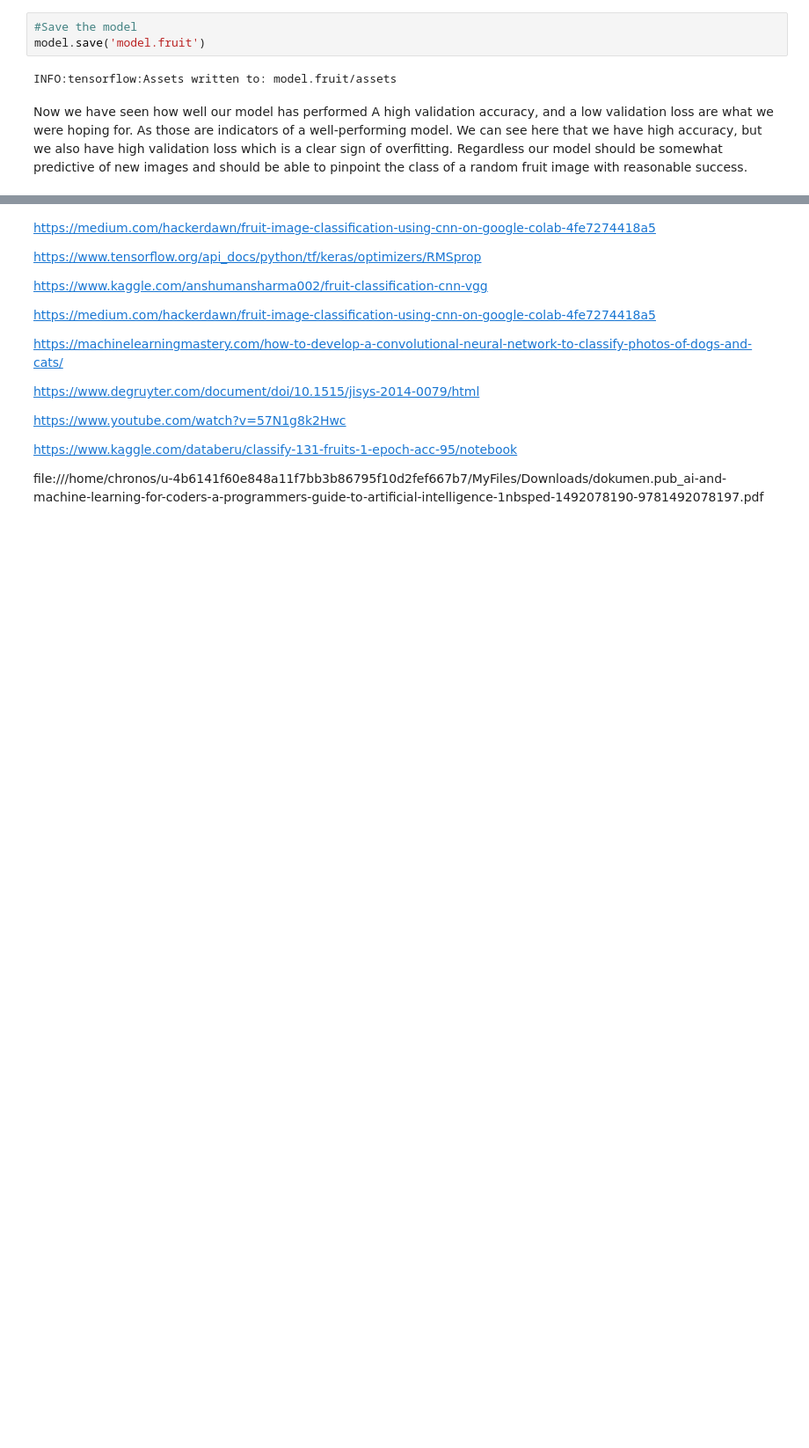
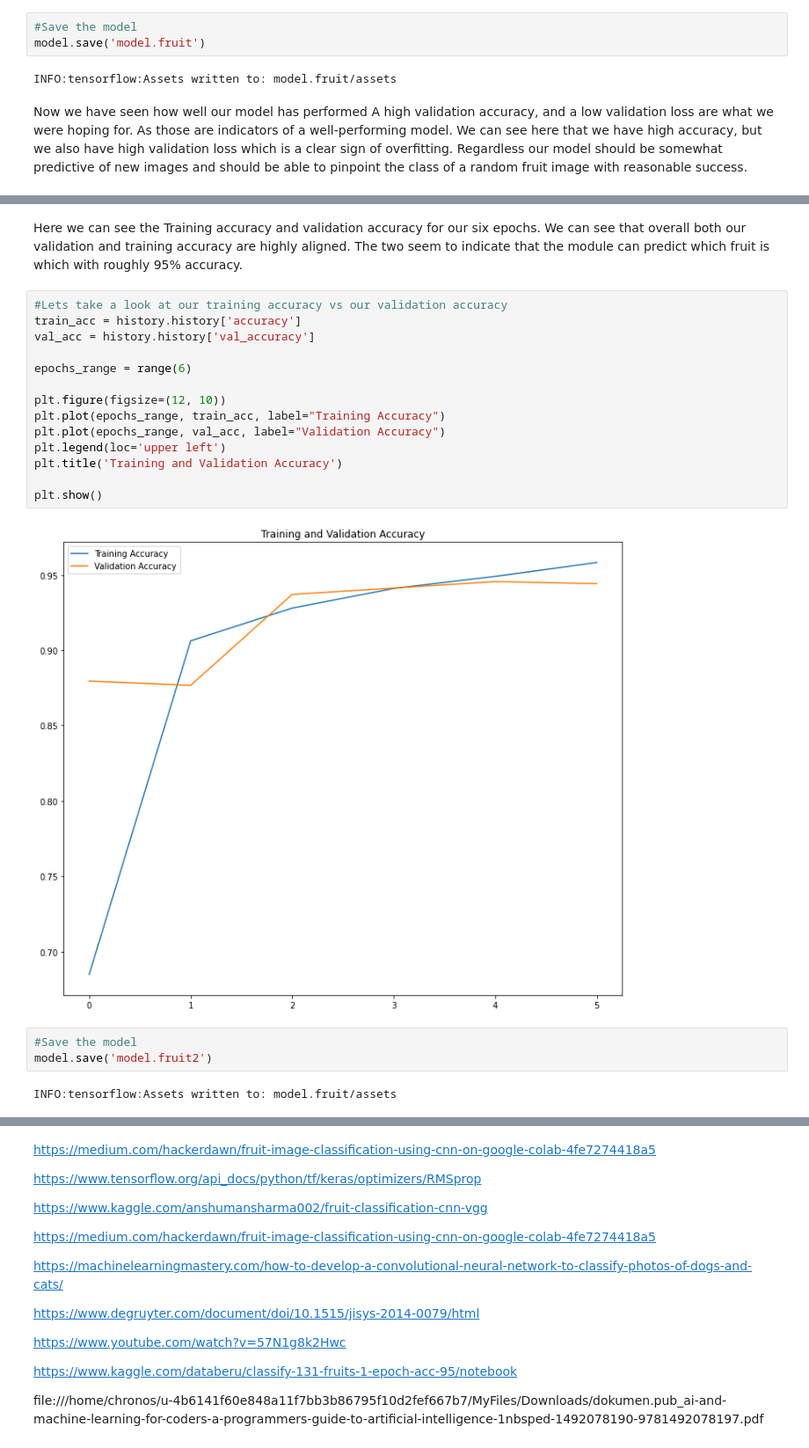
Before and after one commit to Danjstr/Capstone_CNN, a Jupyter notebook: CapstoneV4.ipynb, the cells around one changed output, grey strips where cells are left out. Shown at 88% size. Cells and saved outputs as stored; diff of their text form; blank space fills up the shorter version.

```diff
--- a/CapstoneV4.ipynb
+++ b/CapstoneV4.ipynb
@@ -359,0 +445,23 @@ Now we have seen how well our model has performed A high validation accuracy, an
+# %% [markdown]
+Here we can see the Training accuracy and validation accuracy for our six epochs. We can see that overall both our validation and training accuracy are highly aligned. The two seem to indicate that the module can predict which fruit is which with roughly 95% accuracy.
+# %%
+#Lets take a look at our training accuracy vs our validation accuracy
+train_acc = history.history['accuracy']
+val_acc = history.history['val_accuracy']
+
+epochs_range = range(6)
+
+plt.figure(figsize=(12, 10))
+plt.plot(epochs_range, train_acc, label="Training Accuracy")
+plt.plot(epochs_range, val_acc, label="Validation Accuracy")
+plt.legend(loc='upper left')
+plt.title('Training and Validation Accuracy')
+
+plt.show()
+# %% [output]
+[figure, added]
+# %%
+#Save the model
+model.save('model.fruit2')
+# %% [output]
+INFO:tensorflow:Assets written to: model.fruit/assets
```
Also changed, not shown: parts of 13 cells of this notebook.
